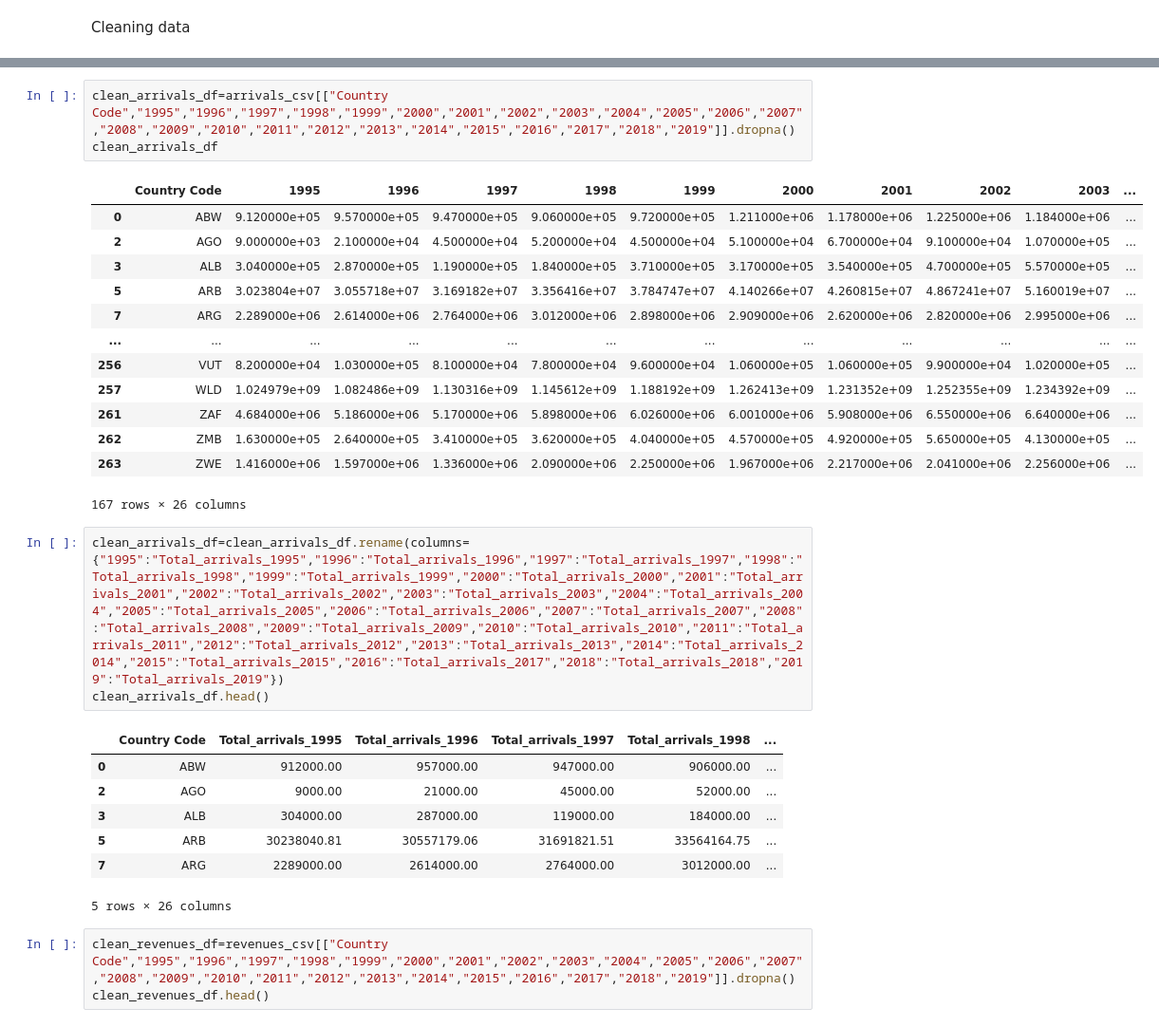
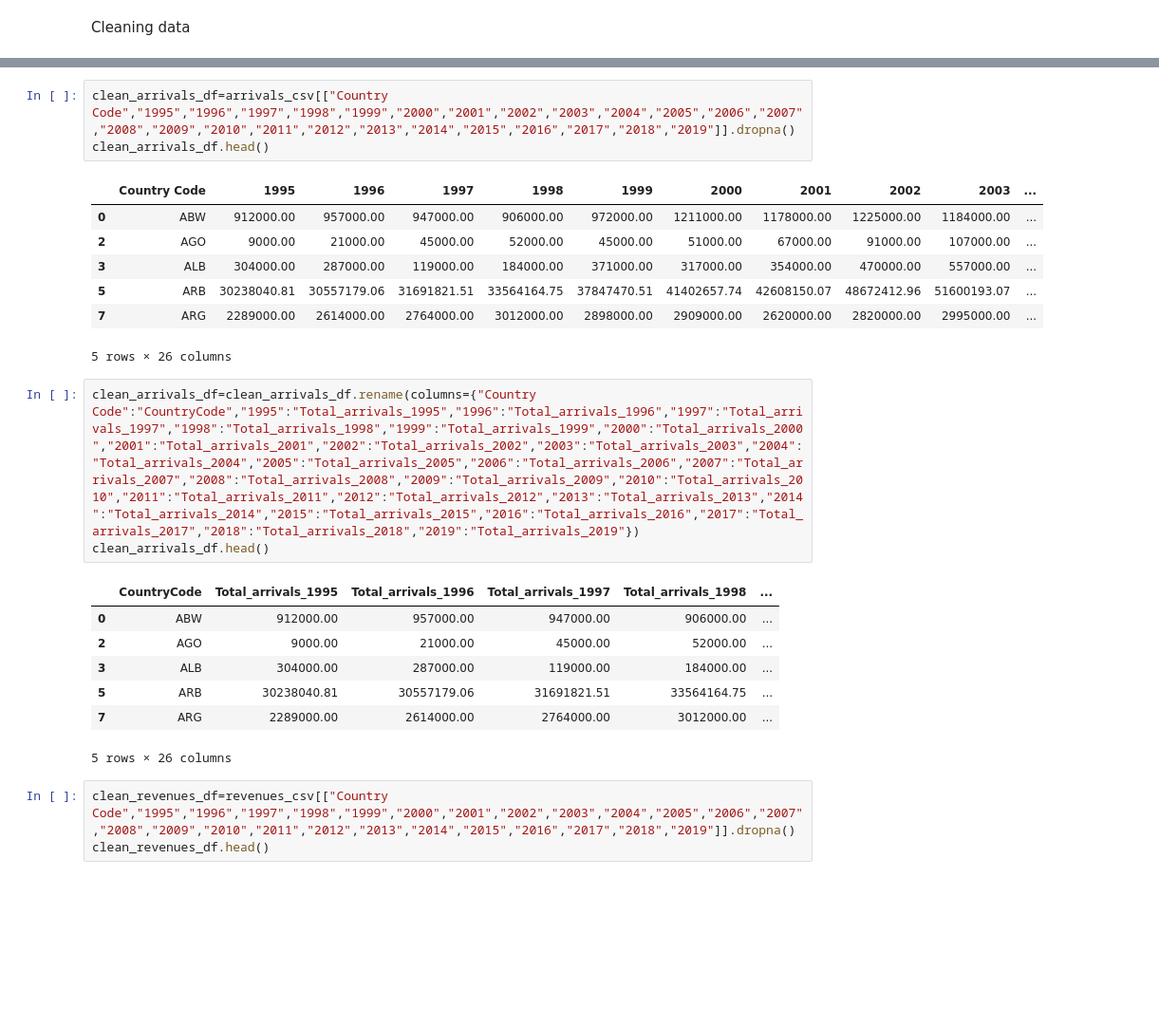
Before and after one commit to ewatxc82/tourism_statistical_analysis, a Jupyter notebook: data_etl.ipynb, the cells around one changed output, grey strips where cells are left out. Shown: that part at 95% size. Drawn from its saved outputs; the diff is of its cells as text; blank space fills up the shorter version.

```diff
--- a/data_etl.ipynb
+++ b/data_etl.ipynb
@@ -69,25 +69,19 @@ clean_location_df.head()
 # %%
 clean_arrivals_df=arrivals_csv[["Country Code","1995","1996","1997","1998","1999","2000","2001","2002","2003","2004","2005","2006","2007","2008","2009","2010","2011","2012","2013","2014","2015","2016","2017","2018","2019"]].dropna()
-clean_arrivals_df
+clean_arrivals_df.head()
 # %% [output]
 |  | Country Code | 1995 | 1996 | 1997 | 1998 | 1999 | 2000 | 2001 | 2002 | 2003 | ... |
-| 0 | ABW | 9.120000e+05 | 9.570000e+05 | 9.470000e+05 | 9.060000e+05 | 9.720000e+05 | 1.211000e+06 | 1.178000e+06 | 1.225000e+06 | 1.184000e+06 | ... |
-| 2 | AGO | 9.000000e+03 | 2.100000e+04 | 4.500000e+04 | 5.200000e+04 | 4.500000e+04 | 5.100000e+04 | 6.700000e+04 | 9.100000e+04 | 1.070000e+05 | ... |
-| 3 | ALB | 3.040000e+05 | 2.870000e+05 | 1.190000e+05 | 1.840000e+05 | 3.710000e+05 | 3.170000e+05 | 3.540000e+05 | 4.700000e+05 | 5.570000e+05 | ... |
-| 5 | ARB | 3.023804e+07 | 3.055718e+07 | 3.169182e+07 | 3.356416e+07 | 3.784747e+07 | 4.140266e+07 | 4.260815e+07 | 4.867241e+07 | 5.160019e+07 | ... |
-| 7 | ARG | 2.289000e+06 | 2.614000e+06 | 2.764000e+06 | 3.012000e+06 | 2.898000e+06 | 2.909000e+06 | 2.620000e+06 | 2.820000e+06 | 2.995000e+06 | ... |
-| ... | ... | ... | ... | ... | ... | ... | ... | ... | ... | ... | ... |
-| 256 | VUT | 8.200000e+04 | 1.030000e+05 | 8.100000e+04 | 7.800000e+04 | 9.600000e+04 | 1.060000e+05 | 1.060000e+05 | 9.900000e+04 | 1.020000e+05 | ... |
-| 257 | WLD | 1.024979e+09 | 1.082486e+09 | 1.130316e+09 | 1.145612e+09 | 1.188192e+09 | 1.262413e+09 | 1.231352e+09 | 1.252355e+09 | 1.234392e+09 | ... |
-| 261 | ZAF | 4.684000e+06 | 5.186000e+06 | 5.170000e+06 | 5.898000e+06 | 6.026000e+06 | 6.001000e+06 | 5.908000e+06 | 6.550000e+06 | 6.640000e+06 | ... |
-| 262 | ZMB | 1.630000e+05 | 2.640000e+05 | 3.410000e+05 | 3.620000e+05 | 4.040000e+05 | 4.570000e+05 | 4.920000e+05 | 5.650000e+05 | 4.130000e+05 | ... |
-| 263 | ZWE | 1.416000e+06 | 1.597000e+06 | 1.336000e+06 | 2.090000e+06 | 2.250000e+06 | 1.967000e+06 | 2.217000e+06 | 2.041000e+06 | 2.256000e+06 | ... |
+| 0 | ABW | 912000.00 | 957000.00 | 947000.00 | 906000.00 | 972000.00 | 1211000.00 | 1178000.00 | 1225000.00 | 1184000.00 | ... |
+| 2 | AGO | 9000.00 | 21000.00 | 45000.00 | 52000.00 | 45000.00 | 51000.00 | 67000.00 | 91000.00 | 107000.00 | ... |
+| 3 | ALB | 304000.00 | 287000.00 | 119000.00 | 184000.00 | 371000.00 | 317000.00 | 354000.00 | 470000.00 | 557000.00 | ... |
+| 5 | ARB | 30238040.81 | 30557179.06 | 31691821.51 | 33564164.75 | 37847470.51 | 41402657.74 | 42608150.07 | 48672412.96 | 51600193.07 | ... |
+| 7 | ARG | 2289000.00 | 2614000.00 | 2764000.00 | 3012000.00 | 2898000.00 | 2909000.00 | 2620000.00 | 2820000.00 | 2995000.00 | ... |
-167 rows × 26 columns
+5 rows × 26 columns
 # %%
-clean_arrivals_df=clean_arrivals_df.rename(columns={"1995":"Total_arrivals_1995","1996":"Total_arrivals_1996","1997":"Total_arrivals_1997","1998":"Total_arrivals_1998","1999":"Total_arrivals_1999","2000":"Total_arrivals_2000","2001":"Total_arrivals_2001","2002":"Total_arrivals_2002","2003":"Total_arrivals_2003","2004":"Total_arrivals_2004","2005":"Total_arrivals_2005","2006":"Total_arrivals_2006","2007":"Total_arrivals_2007","2008":"Total_arrivals_2008","2009":"Total_arrivals_2009","2010":"Total_arrivals_2010","2011":"Total_arrivals_2011","2012":"Total_arrivals_2012","2013":"Total_arrivals_2013","2014":"Total_arrivals_2014","2015":"Total_arrivals_2015","2016":"Total_arrivals_2017","2018":"Total_arrivals_2018","2019":"Total_arrivals_2019"})
+clean_arrivals_df=clean_arrivals_df.rename(columns={"Country Code":"CountryCode","1995":"Total_arrivals_1995","1996":"Total_arrivals_1996","1997":"Total_arrivals_1997","1998":"Total_arrivals_1998","1999":"Total_arrivals_1999","2000":"Total_arrivals_2000","2001":"Total_arrivals_2001","2002":"Total_arrivals_2002","2003":"Total_arrivals_2003","2004":"Total_arrivals_2004","2005":"Total_arrivals_2005","2006":"Total_arrivals_2006","2007":"Total_arrivals_2007","2008":"Total_arrivals_2008","2009":"Total_arrivals_2009","2010":"Total_arrivals_2010","2011":"Total_arrivals_2011","2012":"Total_arrivals_2012","2013":"Total_arrivals_2013","2014":"Total_arrivals_2014","2015":"Total_arrivals_2015","2016":"Total_arrivals_2016","2017":"Total_arrivals_2017","2018":"Total_arrivals_2018","2019":"Total_arrivals_2019"})
 clean_arrivals_df.head()
 # %% [output]
-|  | Country Code | Total_arrivals_1995 | Total_arrivals_1996 | Total_arrivals_1997 | Total_arrivals_1998 | ... |
+|  | CountryCode | Total_arrivals_1995 | Total_arrivals_1996 | Total_arrivals_1997 | Total_arrivals_1998 | ... |
 | 0 | ABW | 912000.00 | 957000.00 | 947000.00 | 906000.00 | ... |
 | 2 | AGO | 9000.00 | 21000.00 | 45000.00 | 52000.00 | ... |
 | 3 | ALB | 304000.00 | 287000.00 | 119000.00 | 184000.00 | ... |
```
Also changed, not shown: parts of 13 cells of this notebook, 3 other files.
